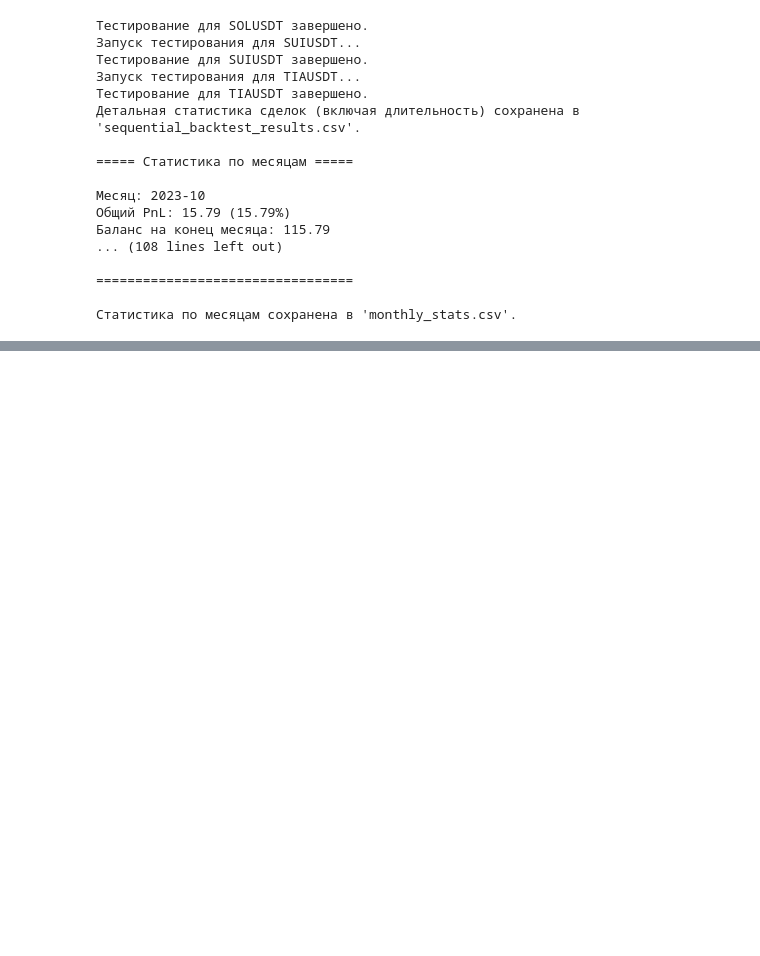
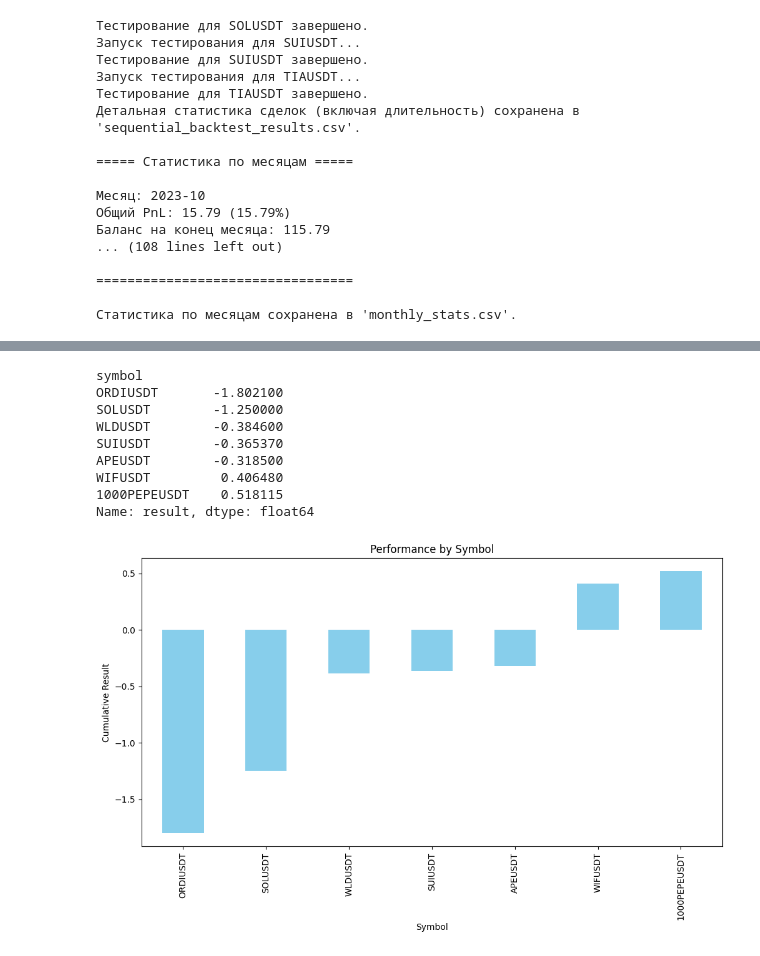
Before and after one commit to dkalenov/backtesting, a Jupyter notebook: sloping_final_backtest.ipynb, the cells around one changed output, grey strips where cells are left out. Drawn from its saved outputs; the diff is of its cells as text; code cells hidden in the pictures; blank space fills up the shorter version.

```diff
--- a/sloping_final_backtest.ipynb
+++ b/sloping_final_backtest.ipynb
@@ -5585,0 +6505,23 @@ run_combined_backtest_with_analysis(coins_config, start_date, end_date, initial_
+# %%
+# Группировка по символам
+symbol_performance = df.groupby('symbol')['result'].sum().sort_values()
+
+print(symbol_performance)
+
+# График
+symbol_performance.plot(kind='bar', figsize=(12, 6), color='skyblue')
+plt.xlabel('Symbol')
+plt.ylabel('Cumulative Result')
+plt.title('Performance by Symbol')
+plt.show()
+# %% [output]
+symbol
+ORDIUSDT       -1.802100
+SOLUSDT        -1.250000
+WLDUSDT        -0.384600
+SUIUSDT        -0.365370
+APEUSDT        -0.318500
+WIFUSDT         0.406480
+1000PEPEUSDT    0.518115
+Name: result, dtype: float64
+[figure, added]
```
Also changed, not shown: parts of 68 cells of this notebook.
